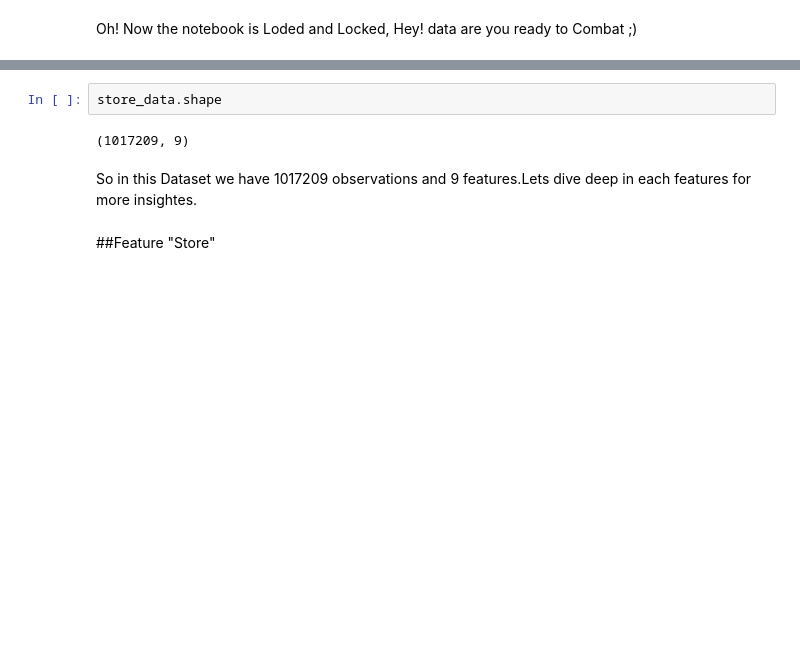
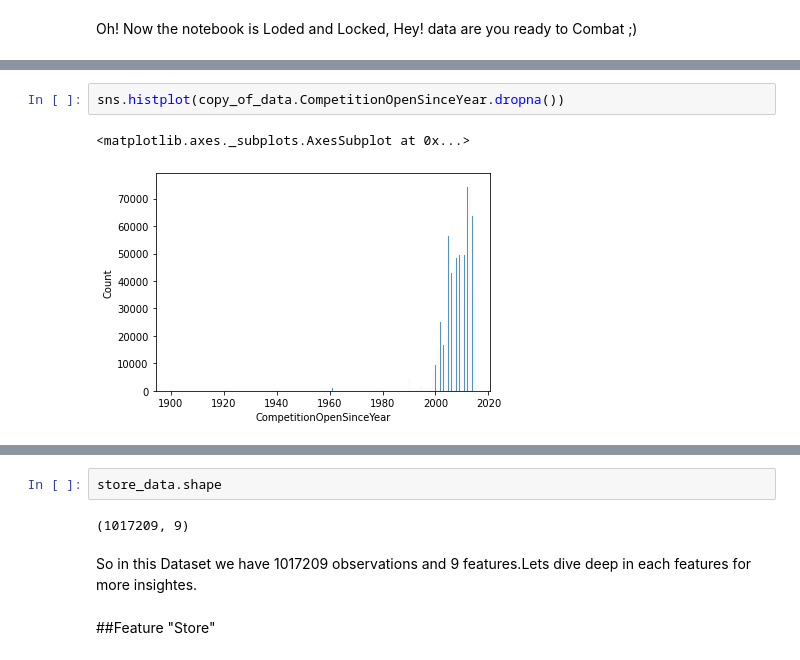
Before and after one commit to almaraj/Null-value-handeling-Outlier-treatment-On-Sales-Data, a Jupyter notebook: Rossmann_Sales_Prediction_Capstone_Project.ipynb, the cells around one changed output, grey strips where cells are left out. Cells and saved outputs as stored; diff of their text form; blank space fills up the shorter version.

```diff
--- a/Rossmann_Sales_Prediction_Capstone_Project.ipynb
+++ b/Rossmann_Sales_Prediction_Capstone_Project.ipynb
@@ -86,0 +395,5 @@ Oh! Now the notebook is Loded and Locked, Hey! data are you ready to Combat ;)
+# %%
+sns.histplot(copy_of_data.CompetitionOpenSinceYear.dropna())
+# %% [output]
+<matplotlib.axes._subplots.AxesSubplot at 0x...>
+[figure, added]
```
Also changed, not shown: parts of 39 cells of this notebook.
